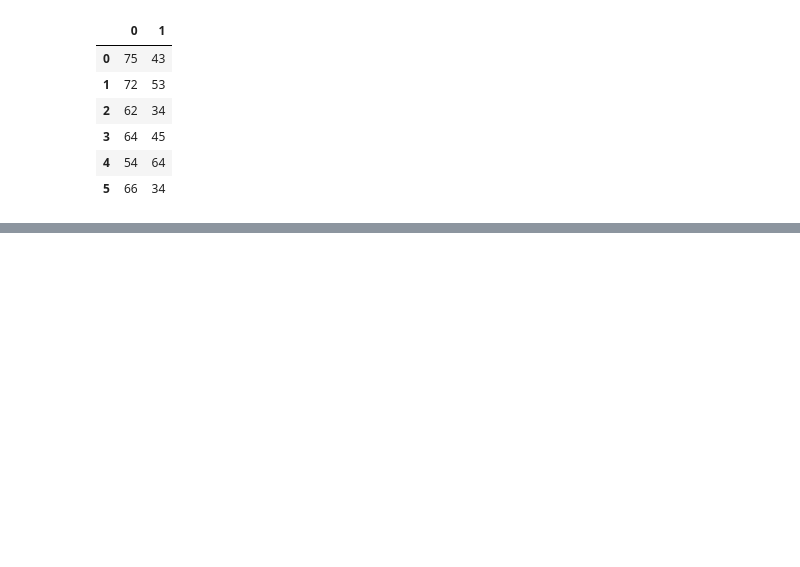
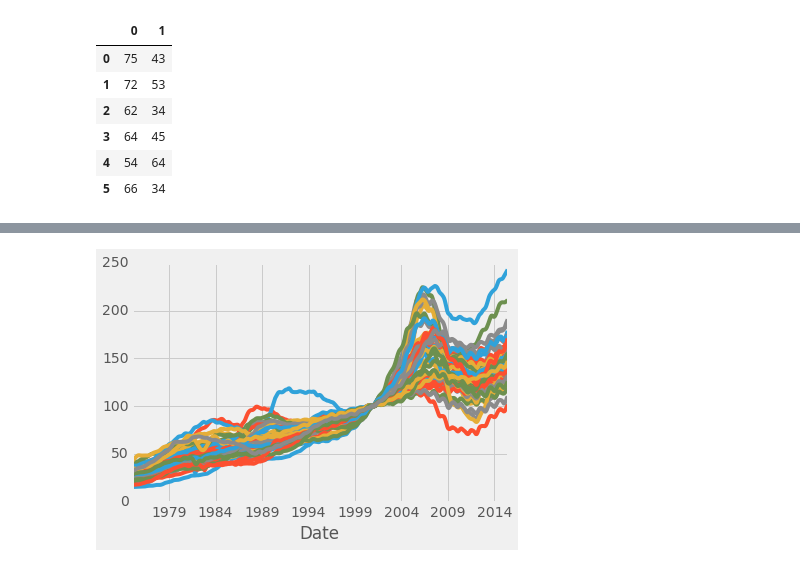
Before and after one commit to arkoneogy/mytutorials, a Jupyter notebook: python/sentdex_pandas_tut2_youtube.ipynb, the cells around one changed output, grey strips where cells are left out. Cells and saved outputs as stored; diff of their text form; code cells hidden in the pictures; blank space fills up the shorter version.

```diff
--- a/python/sentdex_pandas_tut2_youtube.ipynb
+++ b/python/sentdex_pandas_tut2_youtube.ipynb
@@ -156,0 +643,5 @@ df2
+# %%
+hpi_data.plot()
+plt.legend().remove()
+# %% [output]
+[figure, added]
```
Also changed, not shown: parts of 82 cells of this notebook, 4 other files.
